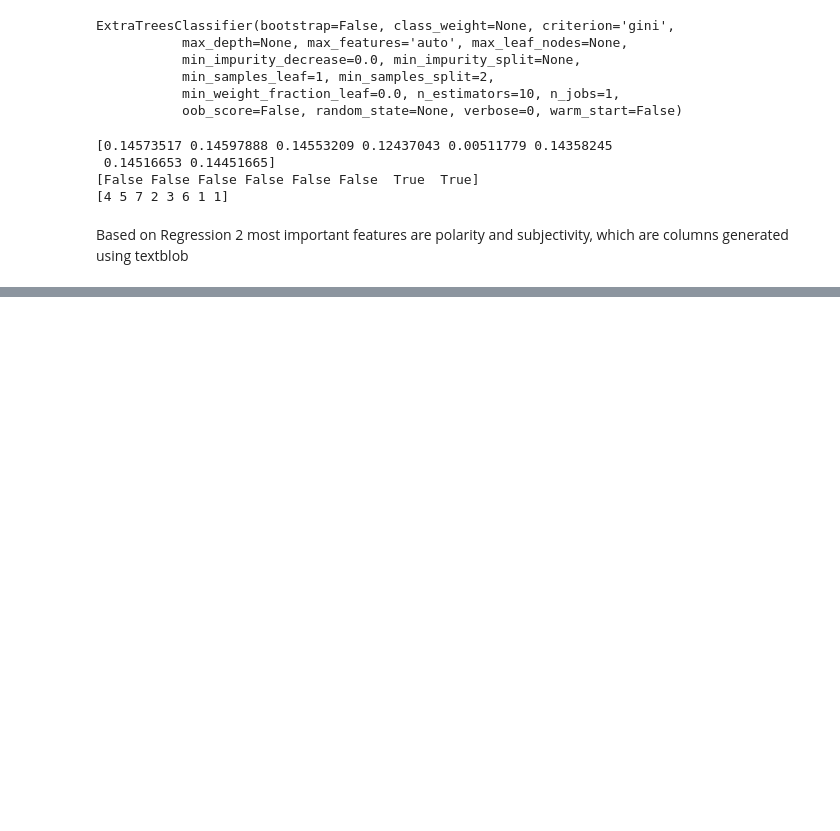
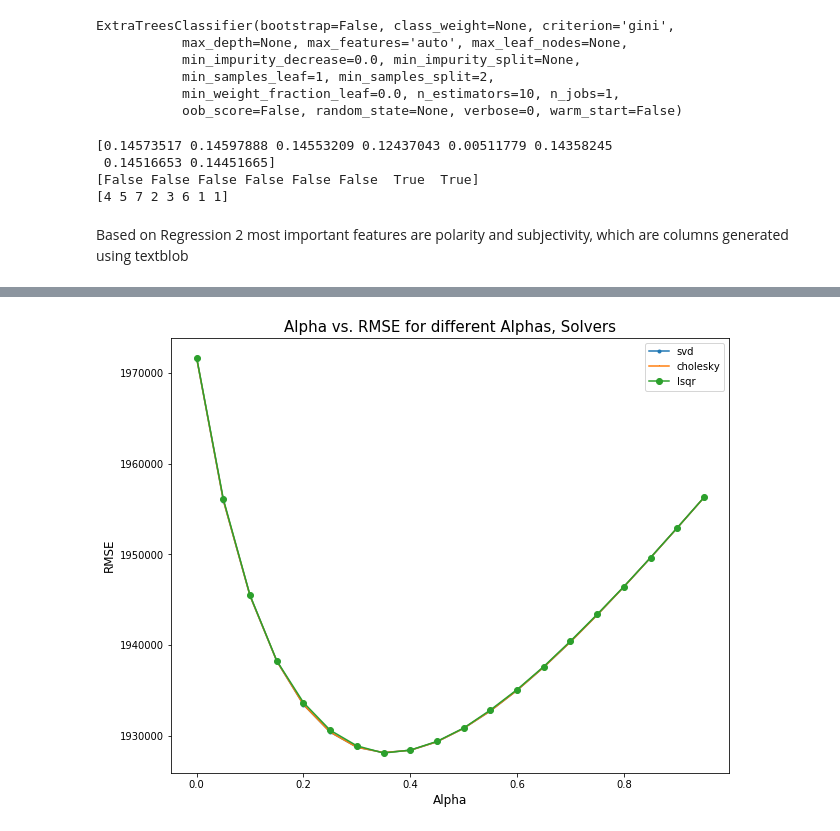
Before and after one commit to GreenMouth/Data-Science-Lab-Final-Project, a Jupyter notebook: src/Data-Exploration.ipynb, the cells around one changed output, grey strips where cells are left out. Cells and saved outputs as stored; diff of their text form; code cells hidden in the pictures; blank space fills up the shorter version.

```diff
--- a/src/Data-Exploration.ipynb
+++ b/src/Data-Exploration.ipynb
@@ -1339,0 +1346,5 @@ features = ['comments','duration','languages','film_date','num_speaker','polarit
+# %%
+alphas = np.arange(0,1.0,0.05)
+runRidge(data[features],data['views'],alphas)
+# %% [output]
+[figure, added]
```
Also changed, not shown: parts of 36 cells of this notebook.
